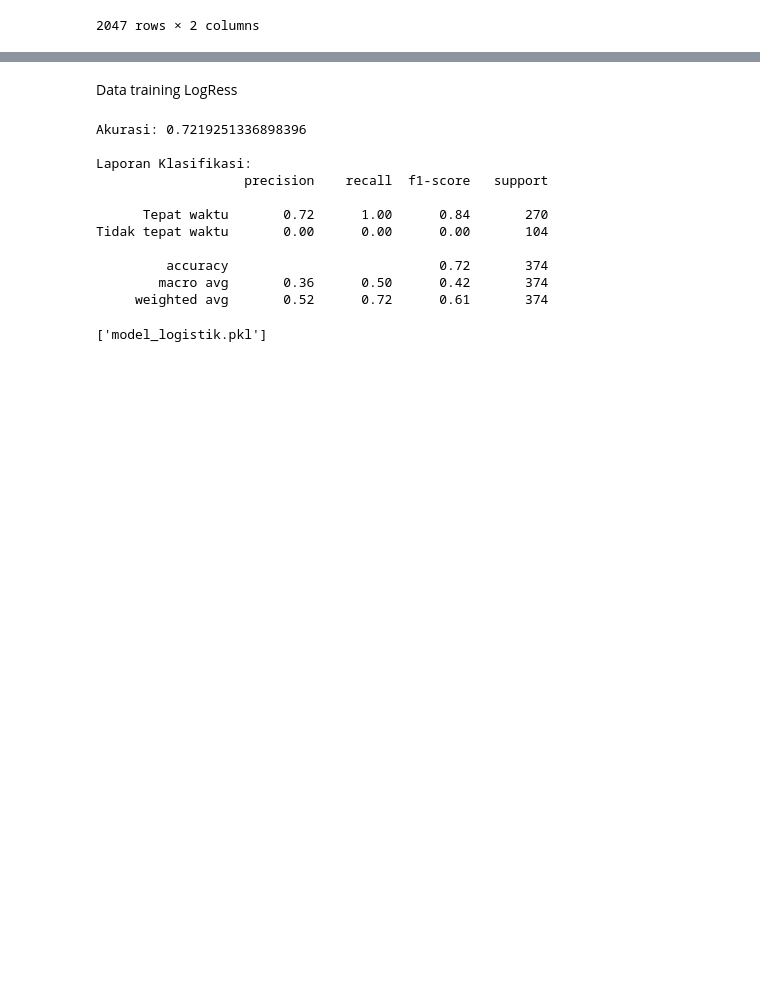
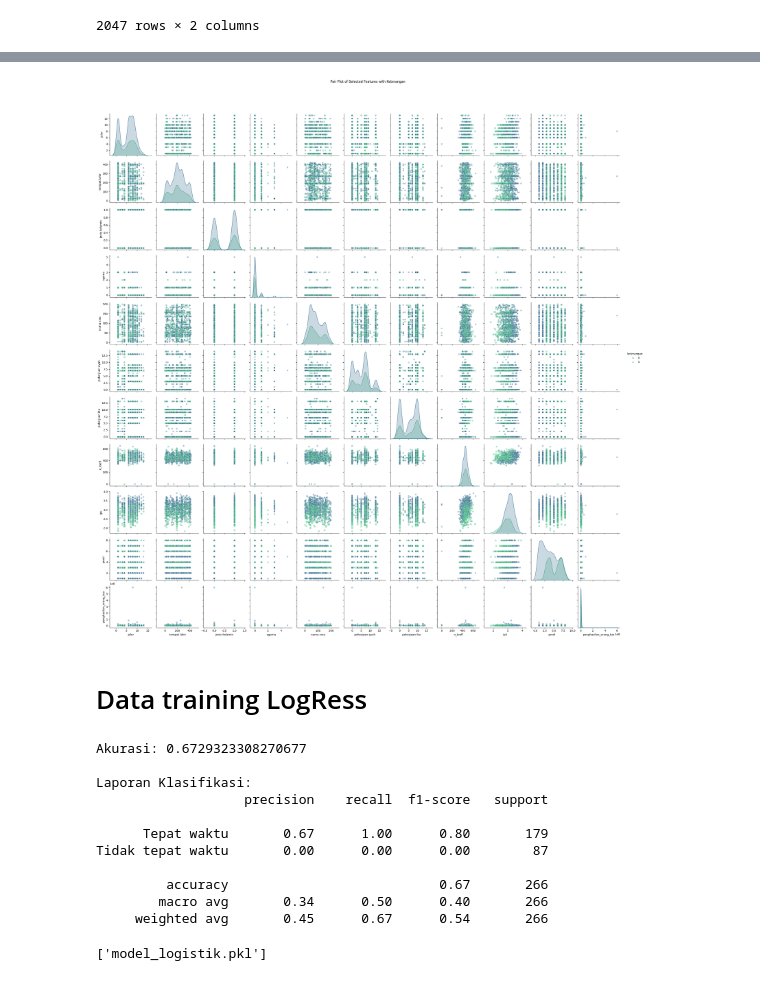
Before and after one commit to luthfidhani/prediksi-kelulusan-mahasiswa, a Jupyter notebook: training.ipynb, the cells around one changed output, grey strips where cells are left out. Drawn from its saved outputs; the diff is of its cells as text; code cells hidden in the pictures; blank space fills up the shorter version.

```diff
--- a/training.ipynb
+++ b/training.ipynb
@@ -233,0 +231,11 @@ Jumlah tepat waktu =  1400
+# %%
+# Buat copy dari data
+data_mahasiswa_preprocessed = data_mahasiswa.copy()
+
+# ubah jenis kelamin
+data_mahasiswa_preprocessed["jenis kelamin"] = data_mahasiswa_preprocessed["jenis kelamin"].map({"L": 0, "P": 1})
+# ubah jalur masuk
+data_mahasiswa_preprocessed["jalur"] = data_mahasiswa_preprocessed["jalur"].map(jalur)
+# ubah agama
+data_mahasiswa_preprocessed["agama"] = data_mahasiswa_preprocessed["agama"].map(agama)
+data_mahasiswa_preprocessed.head()
@@ -233,0 +300,7 @@ Jumlah tepat waktu =  1400
+# %%
+# Ubah kolom yang masih string ke numerical menggunakan LabelEncoder
+label_encoder = LabelEncoder()
+merged_data_copied['tempat lahir'] = label_encoder.fit_transform(merged_data_copied['tempat lahir'])
+merged_data_copied['nama sma'] = label_encoder.fit_transform(merged_data_copied['nama sma'])
+merged_data_copied['pekerjaan ayah'] = label_encoder.fit_transform(merged_data_copied['pekerjaan ayah'])
+merged_data_copied['pekerjaan ibu'] = label_encoder.fit_transform(merged_data_copied['pekerjaan ibu'])
@@ -234,2 +347,30 @@ Jumlah tepat waktu =  1400
+# %%
+# Fitur yang akan digunakan untuk pair plot
+features_to_plot = [
+    'jalur', 'tempat lahir', 'jenis kelamin', 'agama', 'nama sma',
+    'pekerjaan ayah', 'pekerjaan ibu', 'n_toefl', 'ipk', 'prodi',
+    'penghasilan_orang_tua', 'keterangan'
+]
+
+features_to_plot = ["ipk", "prodi", "n_toefl", "jalur", "agama"]
+
+# Mengambil subset data untuk visualisasi
+data_for_plotting = merged_data_copied[features_to_plot]
+
+# Konversi fitur kategorikal menjadi numerik
+le = LabelEncoder()
+for col in data_for_plotting.columns:
+    if data_for_plotting[col].dtype == 'object' or col == 'keterangan':
+        data_for_plotting[col] = le.fit_transform(data_for_plotting[col])
+
+# Pastikan tidak ada missing values
+data_for_plotting.dropna(inplace=True)
+# %%
+# Buat pair plot dengan Seaborn
+pairplot_fig = sns.pairplot(data_for_plotting, hue='keterangan', palette='viridis', markers=["o", "s", "D"], plot_kws={'alpha': 0.4})
+pairplot_fig.fig.suptitle("Pair Plot of Selected Features with Keterangan", y=1.05)  # Adjust the title to avoid overlap
+plt.show()
+# %% [output]
+[figure, added]
 # %% [markdown]
-Data training LogRess
+# Data training LogRess
@@ -239,8 +395,8 @@ from sklearn.linear_model import LogisticRegression
 from sklearn.metrics import accuracy_score, classification_report
 
 # Pisahkan variabel prediktor dan target
-X = data_merged[["n_toefl", "ipk", "jumlah_semester", "prodi_code", "jenis_kelamin_code", "jalur_code", "penghasilan_orang_tua"]]
-y = data_merged["keterangan"]
+X = merged_data_copied[["nama sma", "jalur", "penghasilan_orang_tua", "prodi", "ipk"]]
+y = merged_data_copied["keterangan"]
 
 # Split data menjadi data latih dan data uji
 X_train, X_test, y_train, y_test = train_test_split(X, y, test_size=0.2, random_state=25)
@@ -260,17 +416,17 @@ print()
 print("Laporan Klasifikasi:")
 print(classification_report(y_test, y_pred))
 # %% [output]
-Akurasi: 0.7219251336898396
+Akurasi: 0.6729323308270677
 
 Laporan Klasifikasi:
                    precision    recall  f1-score   support
 
-      Tepat waktu       0.72      1.00      0.84       270
-Tidak tepat waktu       0.00      0.00      0.00       104
+      Tepat waktu       0.67      1.00      0.80       179
+Tidak tepat waktu       0.00      0.00      0.00        87
 
-         accuracy                           0.72       374
-        macro avg       0.36      0.50      0.42       374
-     weighted avg       0.52      0.72      0.61       374
+         accuracy                           0.67       266
+        macro avg       0.34      0.50      0.40       266
+     weighted avg       0.45      0.67      0.54       266
 # %%
 import joblib
 
```
Also changed, not shown: parts of 29 cells of this notebook, 11 other files.
